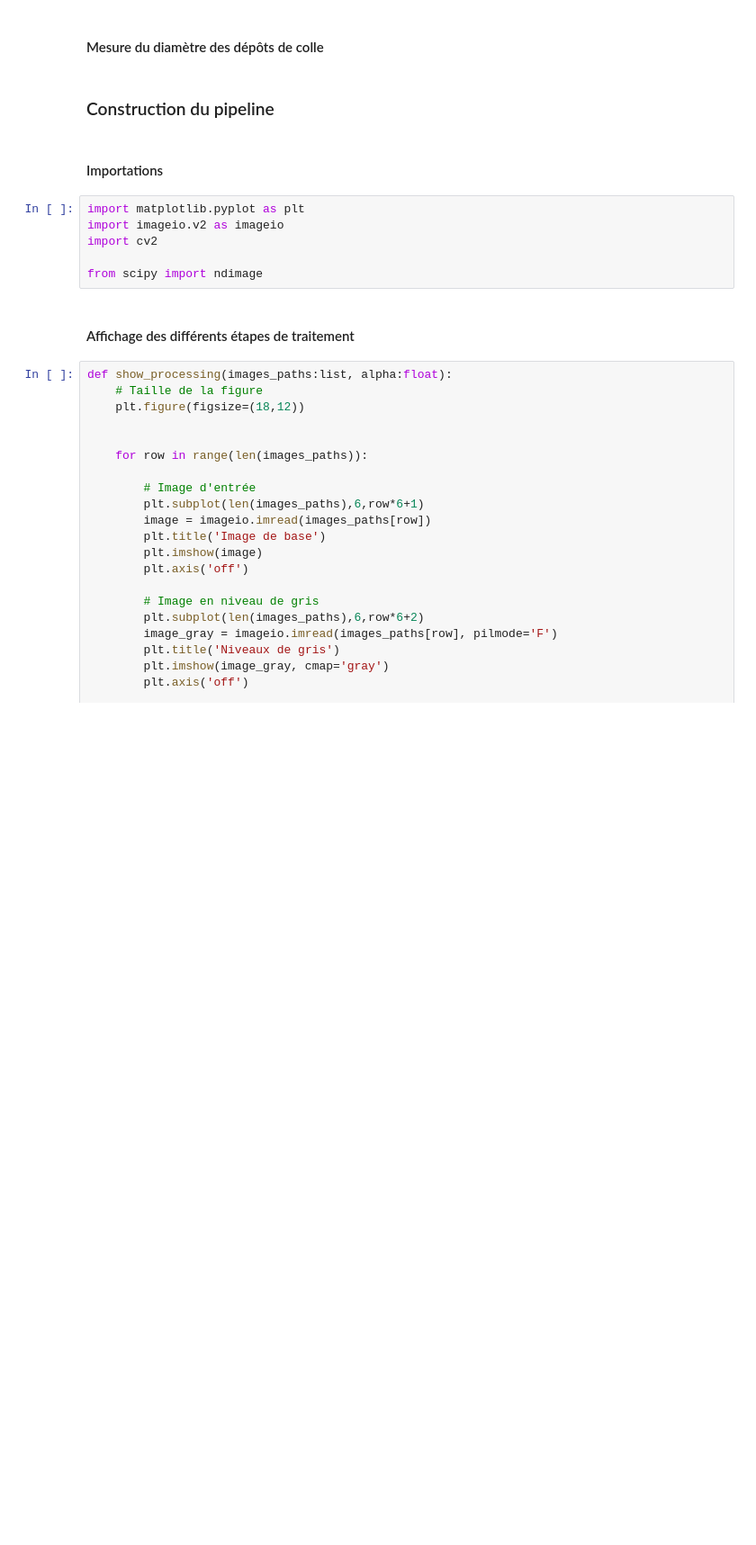
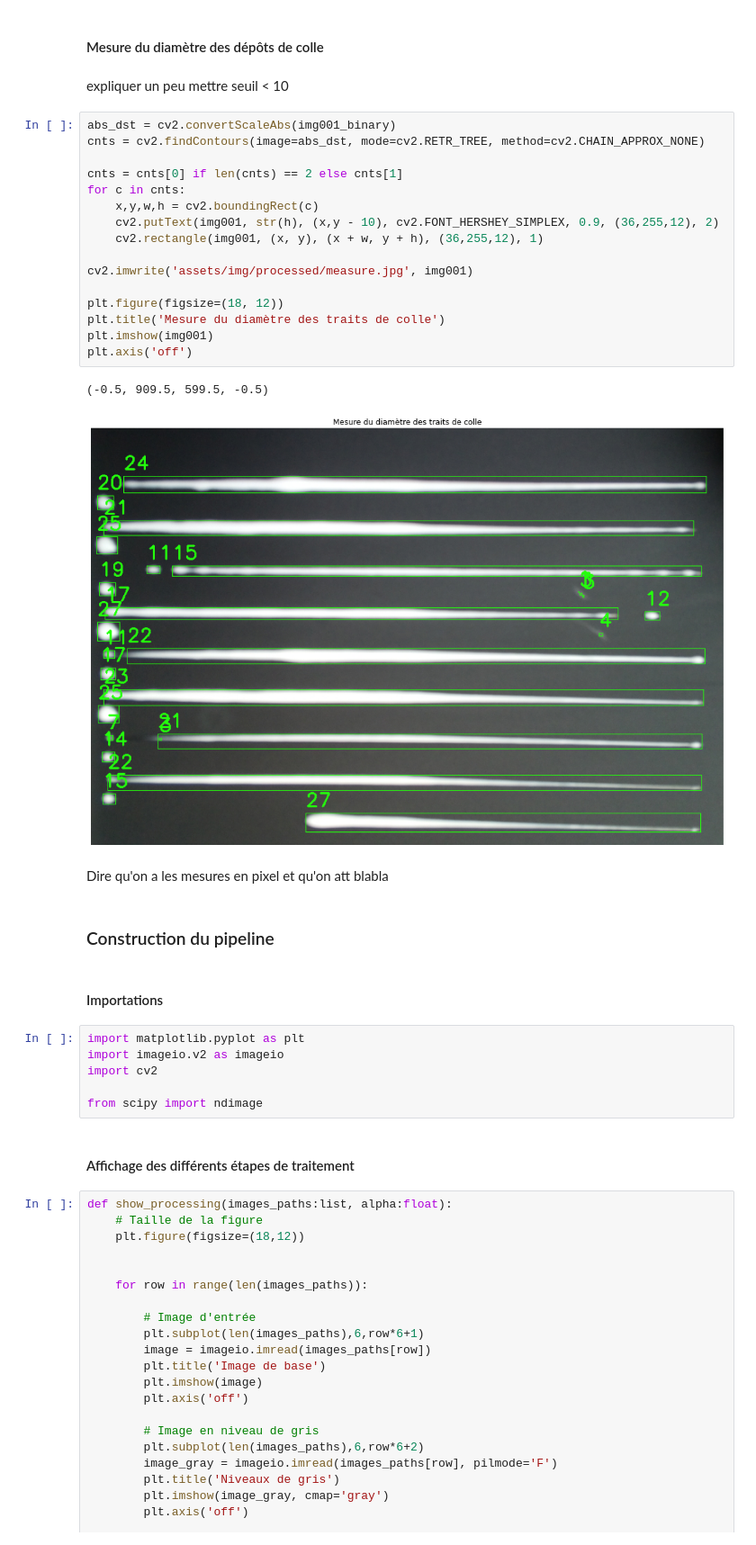
Before and after one commit to greg-ynx/Projet-Encolleuse-Image-Processing, a Jupyter notebook: images_processing.ipynb, the cells around one changed output. Shown at 90% size. Drawn from its saved outputs; the diff is of its cells as text; blank space fills up the shorter version.

Commit message:
Mesure de Pierro

```diff
--- a/images_processing.ipynb
+++ b/images_processing.ipynb
@@ -139,5 +143,29 @@ plt.axis('off')
 # %% [markdown]
 #### Mesure du diamètre des dépôts de colle
+# %% [markdown]
+expliquer un peu
+mettre seuil < 10
+# %%
+abs_dst = cv2.convertScaleAbs(img001_binary)
+cnts = cv2.findContours(image=abs_dst, mode=cv2.RETR_TREE, method=cv2.CHAIN_APPROX_NONE)
+
+cnts = cnts[0] if len(cnts) == 2 else cnts[1]
+for c in cnts:
+    x,y,w,h = cv2.boundingRect(c)
+    cv2.putText(img001, str(h), (x,y - 10), cv2.FONT_HERSHEY_SIMPLEX, 0.9, (36,255,12), 2)
+    cv2.rectangle(img001, (x, y), (x + w, y + h), (36,255,12), 1)
+
+cv2.imwrite('assets/img/processed/measure.jpg', img001)
+
+plt.figure(figsize=(18, 12))
+plt.title('Mesure du diamètre des traits de colle')
+plt.imshow(img001)
+plt.axis('off')
+# %% [output]
+(-0.5, 909.5, 599.5, -0.5)
+[figure, added]
+# %% [markdown]
+Dire qu'on a les mesures en pixel et qu'on att blabla
 # %% [markdown]
 ### Construction du pipeline
 # %% [markdown]
```
Also changed, not shown: parts of 5 cells of this notebook.
